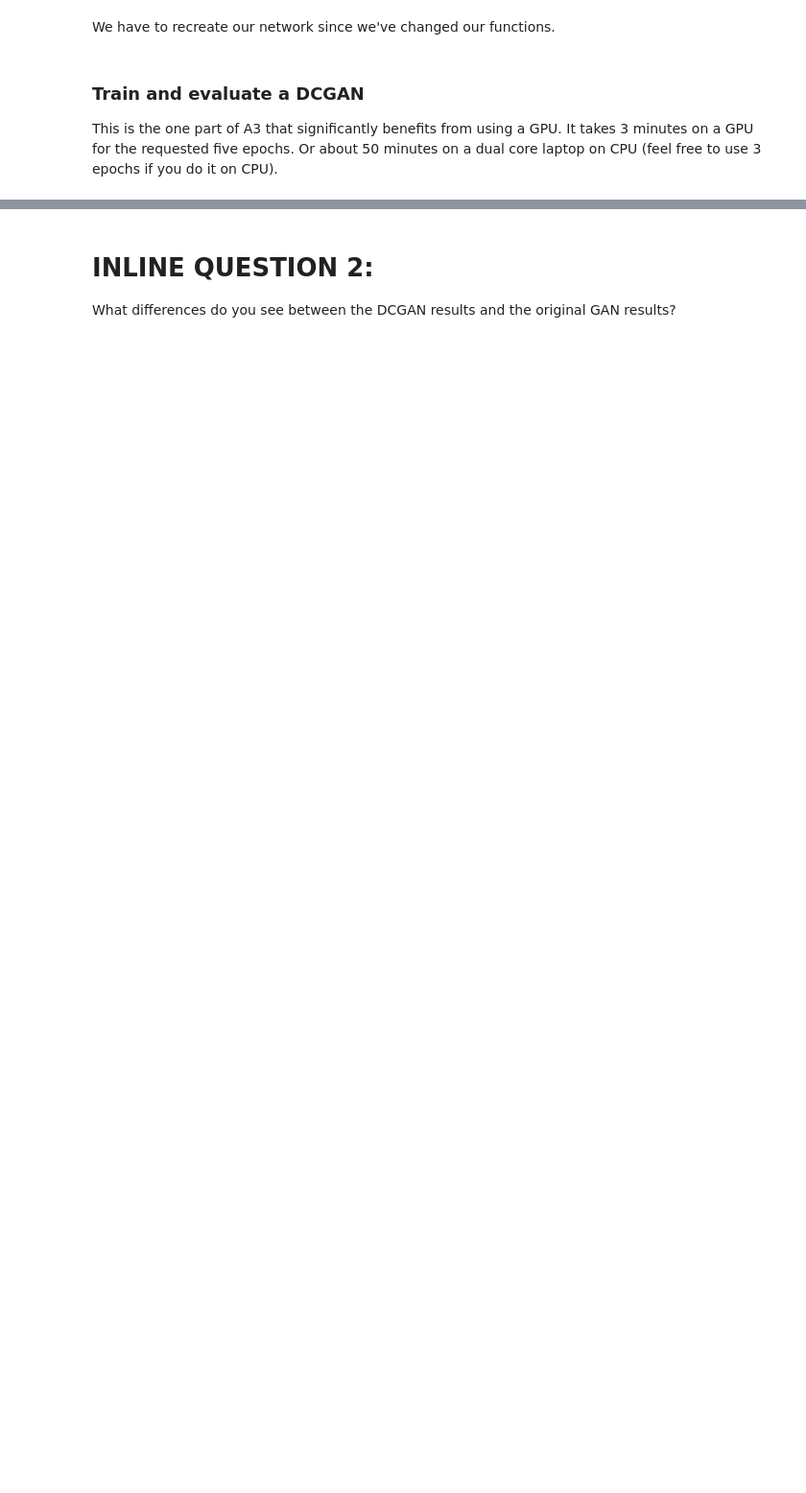
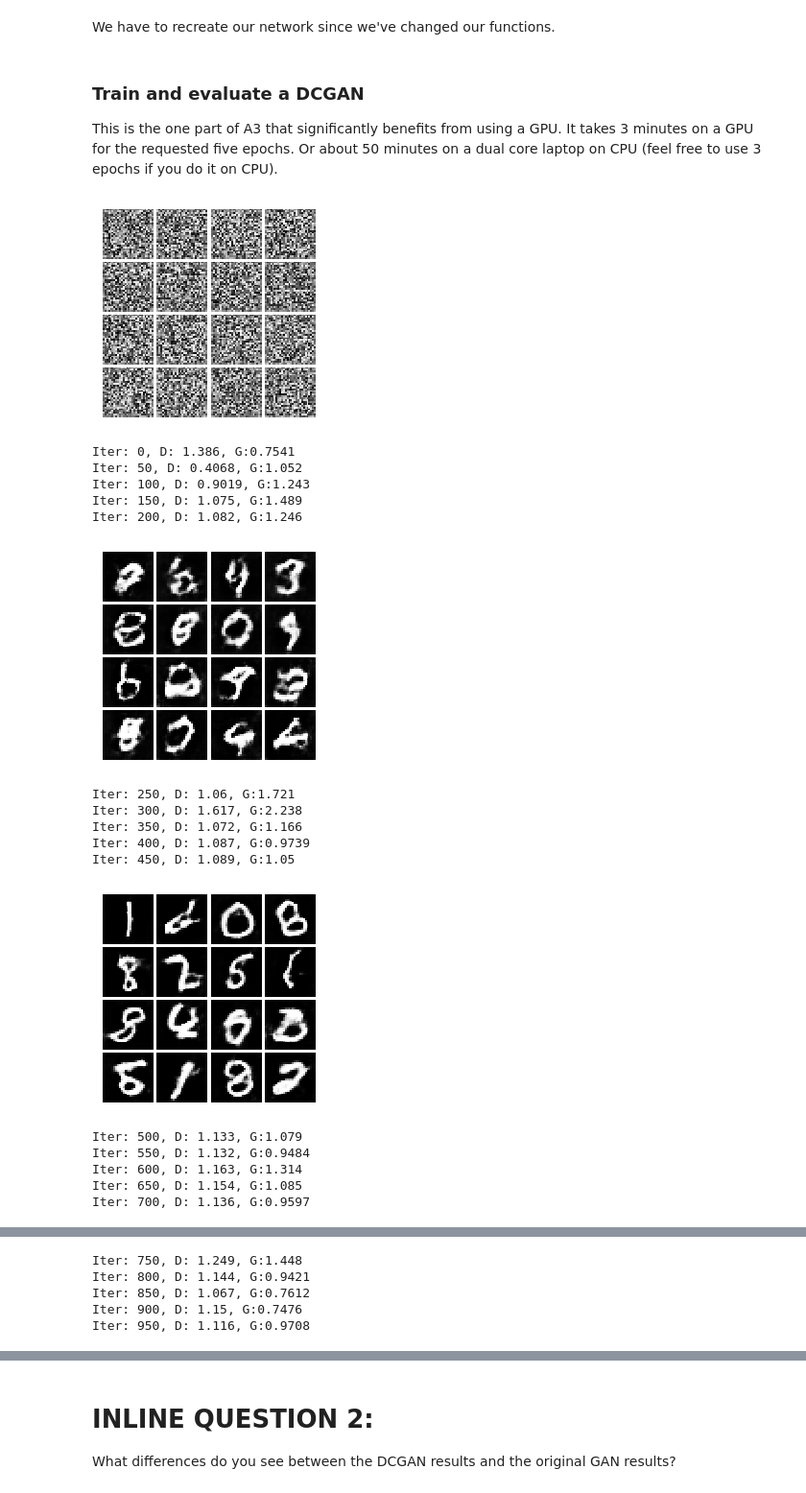
Before and after one commit to TiwazBiu/cs231n, a Jupyter notebook: assignment3/GANs-TensorFlow.ipynb, the cells around one changed output, grey strips where cells are left out. Shown at 96% size. Saved outputs shown, nothing was run; the diff lists cells and outputs as text; code cells hidden in the pictures; blank space fills up the shorter version.

```diff
--- a/assignment3/GANs-TensorFlow.ipynb
+++ b/assignment3/GANs-TensorFlow.ipynb
@@ -470,12 +501,3 @@ $$ \ell_D = \frac{1}{2}\mathbb{E}_{x \sim p_\text{data}}\left[\left(D(x)-1\right
 
 
 **HINTS**: Instead of computing the expectation, we will be averaging over elements of the minibatch, so make sure to combine the loss by averaging instead of summing. When plugging in for $D(x)$ and $D(G(z))$ use the direct output from the discriminator (`score_real` and `score_fake`).
-# %%
-import tensorflow as tf
-
-a = tf.placeholder(tf.float32)
-b = tf.placeholder(tf.float32)
-c = a + b
-
-with tf.Session() as sess:
-    print(c.eval(feed_dict={b:22}))
@@ -499,9 +516,8 @@ def lsgan_loss(score_real, score_fake):
     - G_loss: generator loss scalar
     """
     # TODO: compute D_loss and G_loss
-    D_loss = None
-    G_loss = None
-    pass
+    G_loss = tf.reduce_mean(tf.square(score_fake-1))/2
+    D_loss = tf.reduce_mean(tf.square(score_real-1) + tf.square(score_fake))/2
     return D_loss, G_loss
 # %% [markdown]
 Test your LSGAN loss. You should see errors less than 1e-7.
@@ -599,7 +752,7 @@ batch_size = 128
 noise_dim = 96
 
 # placeholders for images from the training dataset
-x = tf.placeholder(tf.float32, [None, 784])
+x = tf.placeholder(tf.float32, [None, 784], name='real_images')
 z = sample_noise(batch_size, noise_dim)
 # generated images
 G_sample = generator(z)
@@ -627,4 +780,23 @@ This is the one part of A3 that significantly benefits from using a GPU. It take
 # %%
 with get_session() as sess:
     sess.run(tf.global_variables_initializer())
-    run_a_gan(sess,G_train_step,G_loss,D_train_step,D_loss,G_extra_step,D_extra_step,num_epoch=5)
+    run_a_gan(sess,G_train_step,G_loss,D_train_step,D_loss,G_extra_step,D_extra_step,num_epoch=6)
+# %% [output]
+[figure, added]
+Iter: 0, D: 1.386, G:0.7541
+Iter: 50, D: 0.4068, G:1.052
+Iter: 100, D: 0.9019, G:1.243
+Iter: 150, D: 1.075, G:1.489
+Iter: 200, D: 1.082, G:1.246
+[figure, added]
+Iter: 250, D: 1.06, G:1.721
+Iter: 300, D: 1.617, G:2.238
+Iter: 350, D: 1.072, G:1.166
+Iter: 400, D: 1.087, G:0.9739
+Iter: 450, D: 1.089, G:1.05
+[figure, added]
+Iter: 500, D: 1.133, G:1.079
+Iter: 550, D: 1.132, G:0.9484
+Iter: 600, D: 1.163, G:1.314
+Iter: 650, D: 1.154, G:1.085
+Iter: 700, D: 1.136, G:0.9597
@@ -630,0 +804,5 @@ with get_session() as sess:
+Iter: 750, D: 1.249, G:1.448
+Iter: 800, D: 1.144, G:0.9421
+Iter: 850, D: 1.067, G:0.7612
+Iter: 900, D: 1.15, G:0.7476
+Iter: 950, D: 1.116, G:0.9708
```
Also changed, not shown: parts of 17 cells of this notebook.
